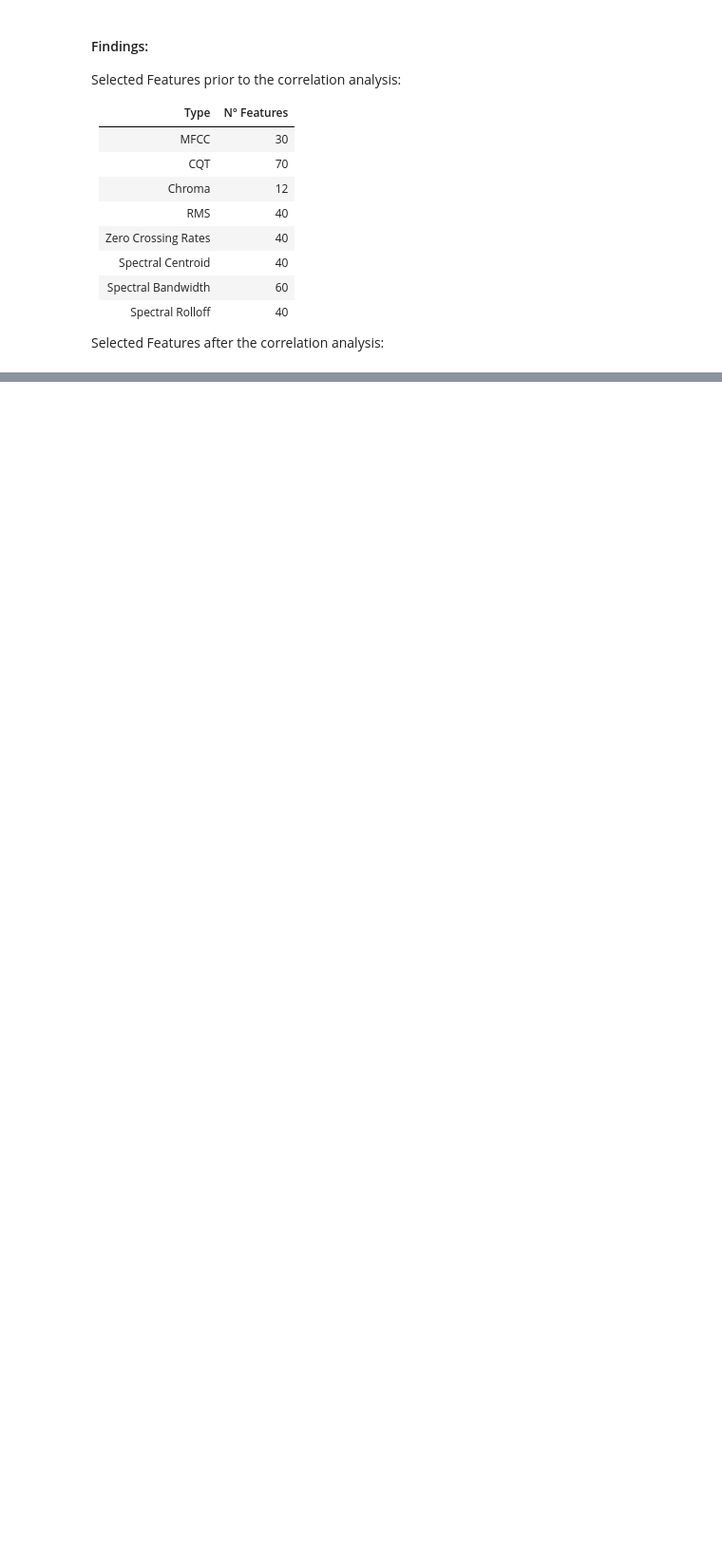
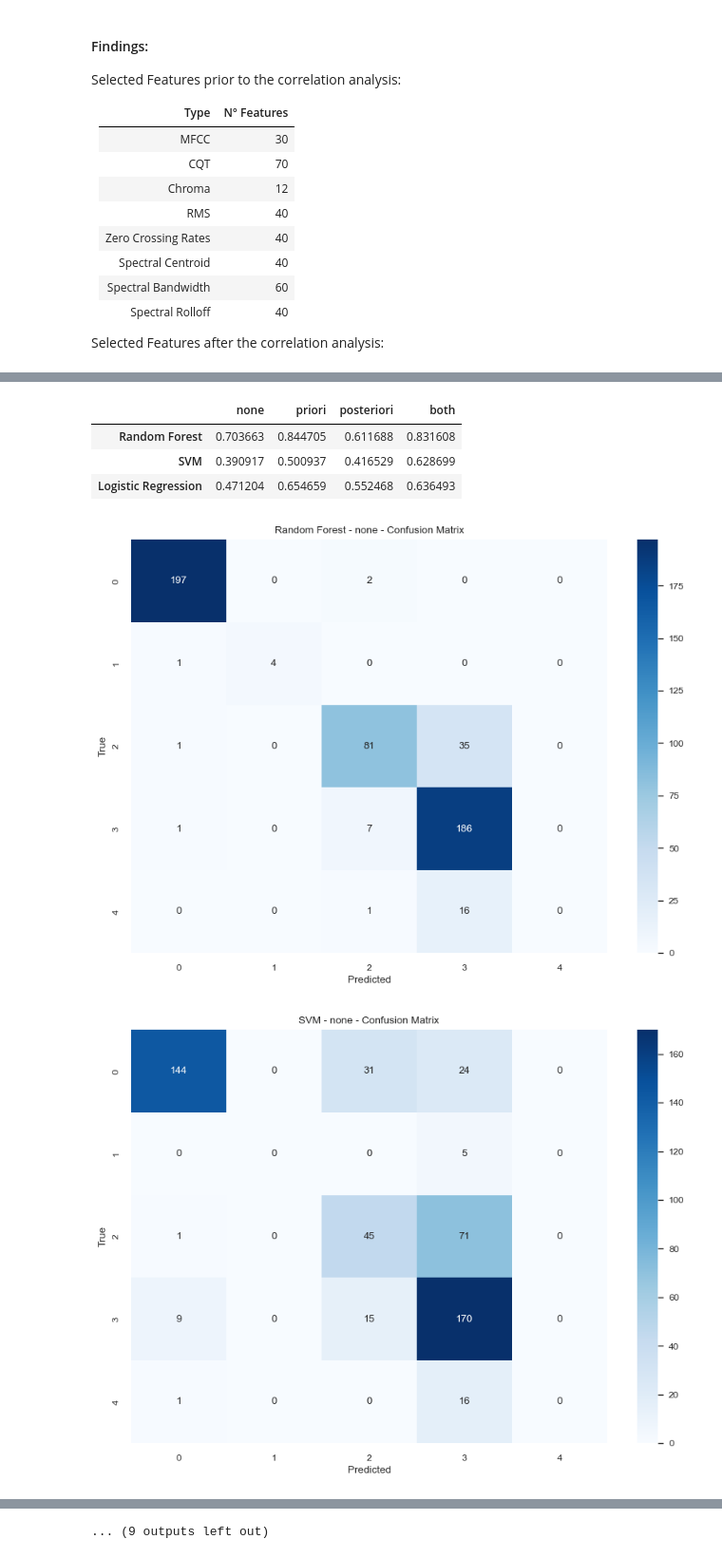
Before and after one commit to DavideLigari01/advanced-biomedical-project, a Jupyter notebook: notebooks/balancing/balancing_impact.ipynb, the cells around one changed output, grey strips where cells are left out. Shown at 95% size. Drawn from its saved outputs; the diff is of its cells as text; code cells hidden in the pictures; blank space fills up the shorter version.

Commit message:
balancing impact

```diff
--- a/notebooks/balancing/balancing_impact.ipynb
+++ b/notebooks/balancing/balancing_impact.ipynb
@@ -69,7 +71,7 @@ IMAGES_PATH = PAPER + "images/"
 SEED = 42
 INTERVAL = 2
 
-RESULT_NAME = "results_balancing_comparison.csv"
+RESULT_NAME = "results_balancing_comparison_macrof1_train.csv"
 BALANCING_TYPE = "posteriori"
 COMPLETE_DATA_PRIOR_CORR_NAME = f'full_data_{BALANCING_TYPE}_bal_{INTERVAL}s_4000hz_30mfcc_12chroma_70cqt_41rms_41zcr_41sc_61sb_41sr.npy'
 # %%
@@ -207,6 +201,12 @@ result_df = pd.DataFrame(
 
 # ----------------------------------------- Loop over each feature-----------------------------------------
 for type_ in balancing_types:
+
+    # take the correct path
+    if type_ == 'none':
+        FEATURES = FEATURES_BASE + 'raw/'
+    else:
+        FEATURES = FEATURES_BASE + f'balanced/{type_}/'
 
     # Load the data
     FEATURES_NAME = f'full_data_{type_}_bal_{INTERVAL}s_4000hz_30mfcc_12chroma_70cqt_41rms_41zcr_41sc_61sb_41sr.npy'
@@ -226,9 +226,27 @@ for type_ in balancing_types:
     }.items():
         print(f"Training {model_name}\n")
         clf.fit(X_train, y_train)
-        score = clf.score(X_test, y_test)
+        #score = clf.score(X_test, y_test)
+        #score = clf.score(X_train, y_train)
+
+        # macrof1
+        y_pred = clf.predict(X_test)
+        score = f1_score(y_test, y_pred, average='macro')
+
+        # cf
+        y_pred = clf.predict(X_test)
+        cf = confusion_matrix(y_test, y_pred)
+
+        # plot cf
+        plt.figure(figsize=(10, 7))
+        sns.heatmap(cf, annot=True, cmap="Blues", fmt="d")
+        plt.xlabel("Predicted")
+        plt.ylabel("True")
+        plt.title(f"{model_name} - {type_} - Confusion Matrix")
+
         result_df.loc[model_name, type_] = score
 
 # ----------------------------------------- Save the results-----------------------------------------
 result_df.to_csv(MODELS_RESULTS + RESULT_NAME)
 result_df
+# %% [output]
@@ -234,0 +301,6 @@ result_df
+|  | none | priori | posteriori | both |
+| Random Forest | 0.703663 | 0.844705 | 0.611688 | 0.831608 |
+| SVM | 0.390917 | 0.500937 | 0.416529 | 0.628699 |
+| Logistic Regression | 0.471204 | 0.654659 | 0.552468 | 0.636493 |
+[figure, added]
+[figure, added]
@@ -235,3 +308,4 @@ result_df
+... (9 outputs left out)
 # %%
 result_df = pd.read_csv(MODELS_RESULTS + RESULT_NAME, index_col=0).transpose()
 
```
Also changed, not shown: parts of 8 cells of this notebook, 3 other files.
